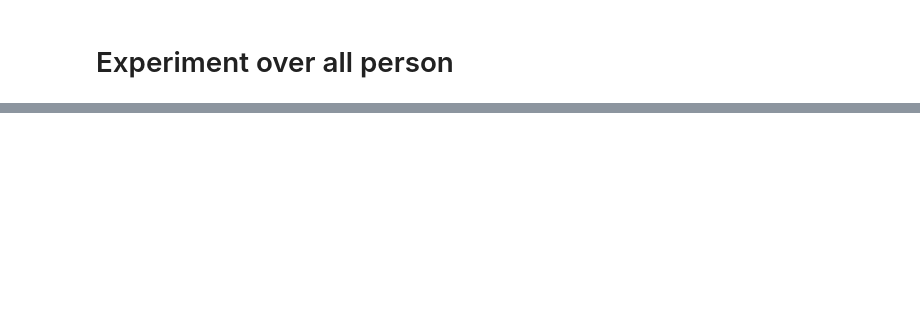
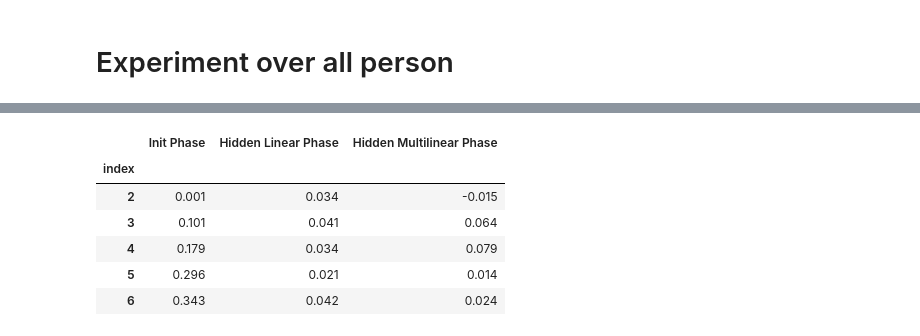
Before and after one commit to Denis-Tihonov/tensor-dynamic-univariate-ts-pytorch, a Jupyter notebook: notebook/2_tensor_nn_autoencoder.ipynb, the cells around one changed output, grey strips where cells are left out. Drawn from its saved outputs; the diff is of its cells as text; code cells hidden in the pictures; blank space fills up the shorter version.

```diff
--- a/notebook/2_tensor_nn_autoencoder.ipynb
+++ b/notebook/2_tensor_nn_autoencoder.ipynb
@@ -1318,0 +443,13 @@ Epoch [80/80], Loss: 0.689668
+# %%
+pdf = list_all_exp[0][0].copy()
+pdf['Hidden Linear Phase'] = pdf['Hidden Linear Phase'] - pdf['Init Phase']
+pdf['Hidden Multilinear Phase'] = pdf['Hidden Multilinear Phase'] - pdf['Init Phase']
+pdf.astype(float).drop(columns=['person']).reset_index().groupby('index').mean().round(3)
+# %% [output]
+|  | Init Phase | Hidden Linear Phase | Hidden Multilinear Phase |
+| index |  |  |  |
+| 2 | 0.001 | 0.034 | -0.015 |
+| 3 | 0.101 | 0.041 | 0.064 |
+| 4 | 0.179 | 0.034 | 0.079 |
+| 5 | 0.296 | 0.021 | 0.014 |
+| 6 | 0.343 | 0.042 | 0.024 |
```
Also changed, not shown: parts of 34 cells of this notebook.
